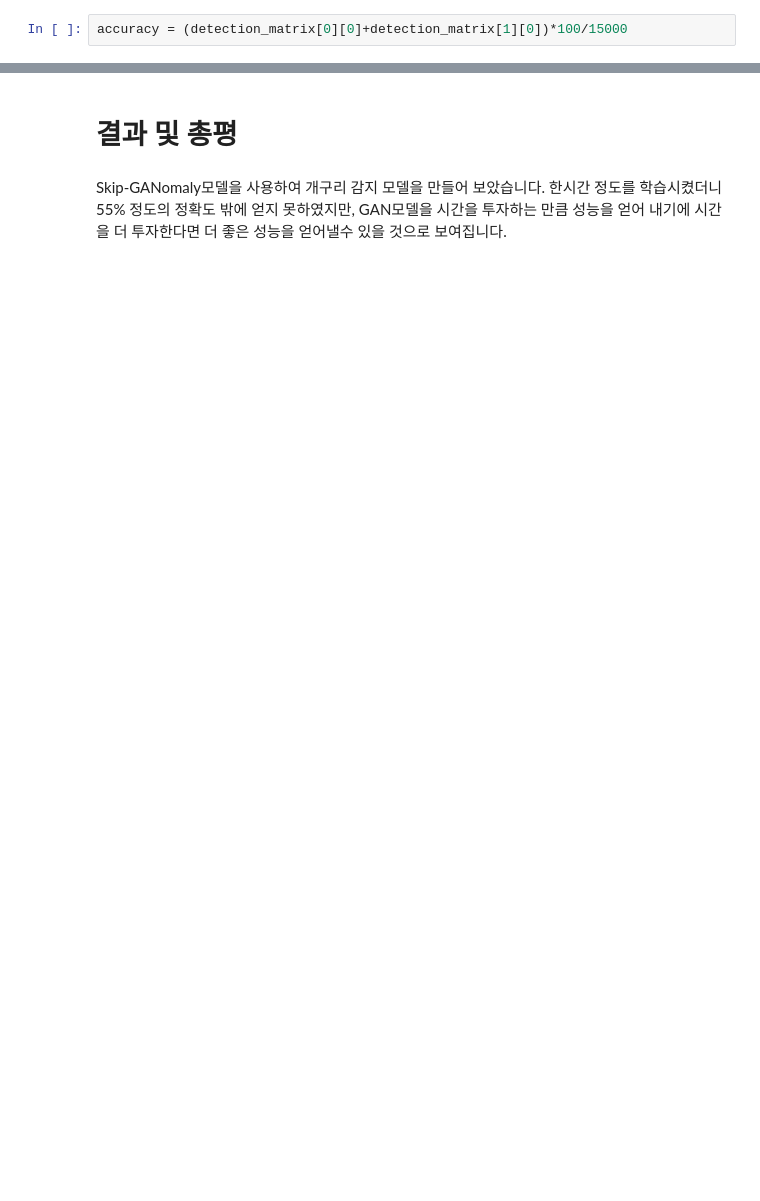
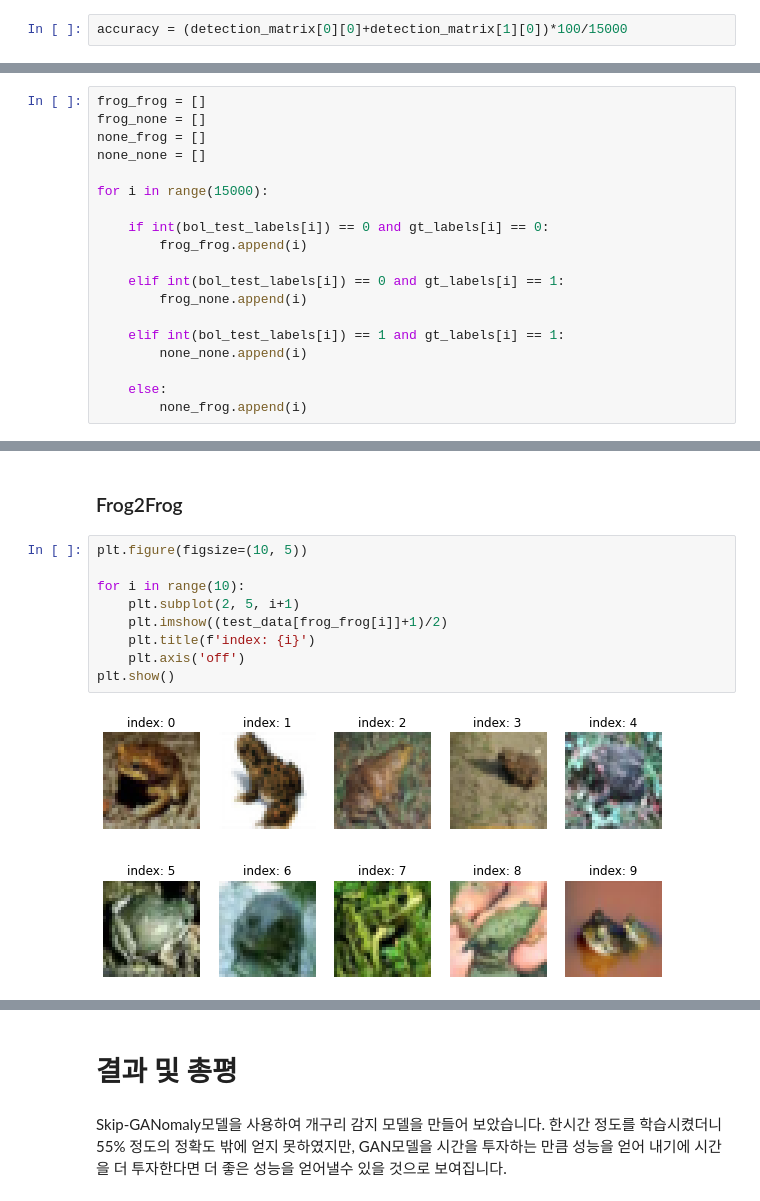
Before and after one commit to JPumpkin645/AIFFEL, a Jupyter notebook: Week_17/Ex_28_개구리_감지_모델_만들기.ipynb, the cells around one changed output, grey strips where cells are left out. Cells and saved outputs as stored; diff of their text form; blank space fills up the shorter version.

Commit message:
add visual materials at evaluation part

```diff
--- a/Week_17/Ex_28_개구리_감지_모델_만들기.ipynb
+++ b/Week_17/Ex_28_개구리_감지_모델_만들기.ipynb
@@ -503,0 +508,19 @@ accuracy: 54.906666666666666
+# %%
+frog_frog = []
+frog_none = []
+none_frog = []
+none_none = []
+
+for i in range(15000):
+
+    if int(bol_test_labels[i]) == 0 and gt_labels[i] == 0:
+        frog_frog.append(i)
+
+    elif int(bol_test_labels[i]) == 0 and gt_labels[i] == 1:
+        frog_none.append(i)
+
+    elif int(bol_test_labels[i]) == 1 and gt_labels[i] == 1:
+        none_none.append(i)
+
+    else:
+        none_frog.append(i)
@@ -503,0 +537,13 @@ accuracy: 54.906666666666666
+# %% [markdown]
+### Frog2Frog
+# %%
+plt.figure(figsize=(10, 5))
+
+for i in range(10):
+    plt.subplot(2, 5, i+1)
+    plt.imshow((test_data[frog_frog[i]]+1)/2)
+    plt.title(f'index: {i}')
+    plt.axis('off')
+plt.show()
+# %% [output]
+[figure, added]
```
Also changed, not shown: parts of 14 cells of this notebook.
